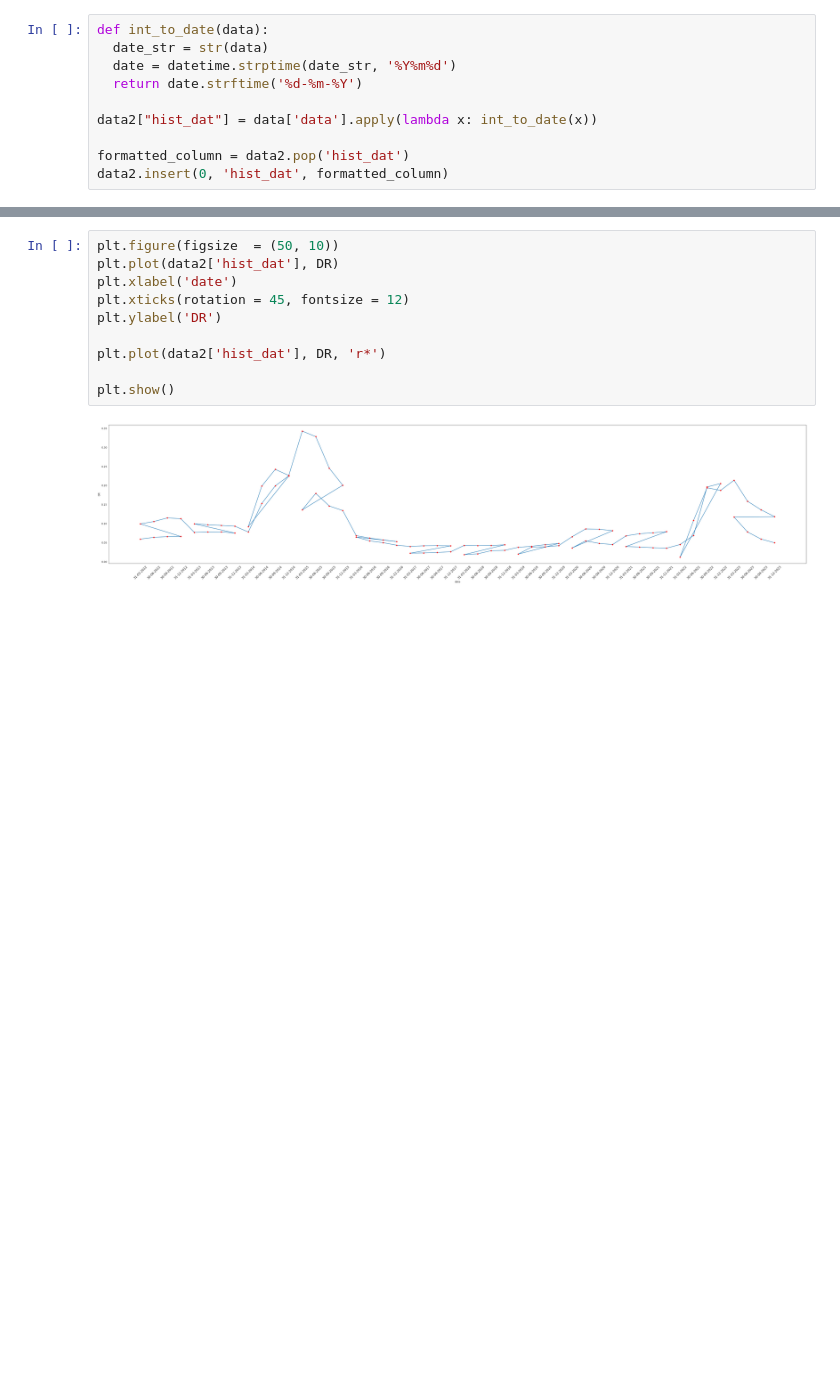
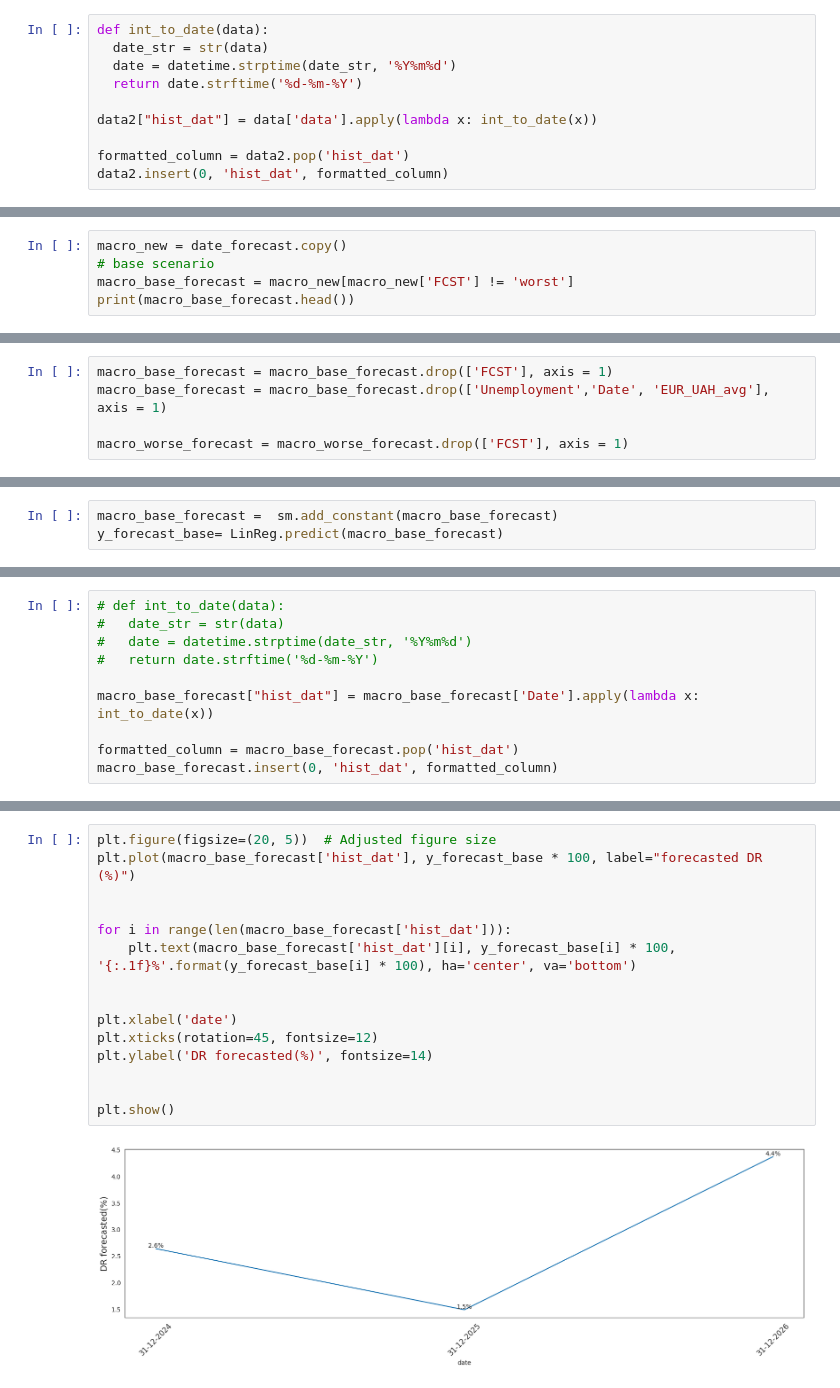
Before and after one commit to OlhaDot/Lesson8_GitTask, a Jupyter notebook: STRESS_TEST_AVAL_as_of_31_12_2023 v2.ipynb, the cells around one changed output, grey strips where cells are left out. Cells and saved outputs as stored; diff of their text form; blank space fills up the shorter version.

```diff
--- a/STRESS_TEST_AVAL_as_of_31_12_2023 v2.ipynb
+++ b/STRESS_TEST_AVAL_as_of_31_12_2023 v2.ipynb
@@ -579,0 +736,5 @@ data2.insert(0, 'hist_dat', formatted_column)
+# %%
+macro_new = date_forecast.copy()
+# base scenario
+macro_base_forecast = macro_new[macro_new['FCST'] != 'worst']
+print(macro_base_forecast.head())
@@ -579,0 +765,5 @@ data2.insert(0, 'hist_dat', formatted_column)
+# %%
+macro_base_forecast = macro_base_forecast.drop(['FCST'], axis = 1)
+macro_base_forecast = macro_base_forecast.drop(['Unemployment','Date', 'EUR_UAH_avg'], axis = 1)
+
+macro_worse_forecast = macro_worse_forecast.drop(['FCST'], axis = 1)
@@ -579,0 +772,3 @@ data2.insert(0, 'hist_dat', formatted_column)
+# %%
+macro_base_forecast =  sm.add_constant(macro_base_forecast)
+y_forecast_base= LinReg.predict(macro_base_forecast)
@@ -579,0 +779,10 @@ data2.insert(0, 'hist_dat', formatted_column)
+# %%
+# def int_to_date(data):
+#   date_str = str(data)
+#   date = datetime.strptime(date_str, '%Y%m%d')
+#   return date.strftime('%d-%m-%Y')
+
+macro_base_forecast["hist_dat"] = macro_base_forecast['Date'].apply(lambda x: int_to_date(x))
+
+formatted_column = macro_base_forecast.pop('hist_dat')
+macro_base_forecast.insert(0, 'hist_dat', formatted_column)
@@ -580,12 +801,17 @@ data2.insert(0, 'hist_dat', formatted_column)
 # %%
-plt.figure(figsize  = (50, 10))
-plt.plot(data2['hist_dat'], DR)
+plt.figure(figsize=(20, 5))  # Adjusted figure size
+plt.plot(macro_base_forecast['hist_dat'], y_forecast_base * 100, label="forecasted DR (%)")
+
+
+for i in range(len(macro_base_forecast['hist_dat'])):
+    plt.text(macro_base_forecast['hist_dat'][i], y_forecast_base[i] * 100, '{:.1f}%'.format(y_forecast_base[i] * 100), ha='center', va='bottom')
+
+
 plt.xlabel('date')
-plt.xticks(rotation = 45, fontsize = 12)
-plt.ylabel('DR')
+plt.xticks(rotation=45, fontsize=12)
+plt.ylabel('DR forecasted(%)', fontsize=14)
 
-plt.plot(data2['hist_dat'], DR, 'r*')
 
 plt.show()
 # %% [output]
-[figure, old version]
+[figure, new version]
```
Also changed, not shown: parts of 39 cells of this notebook.
